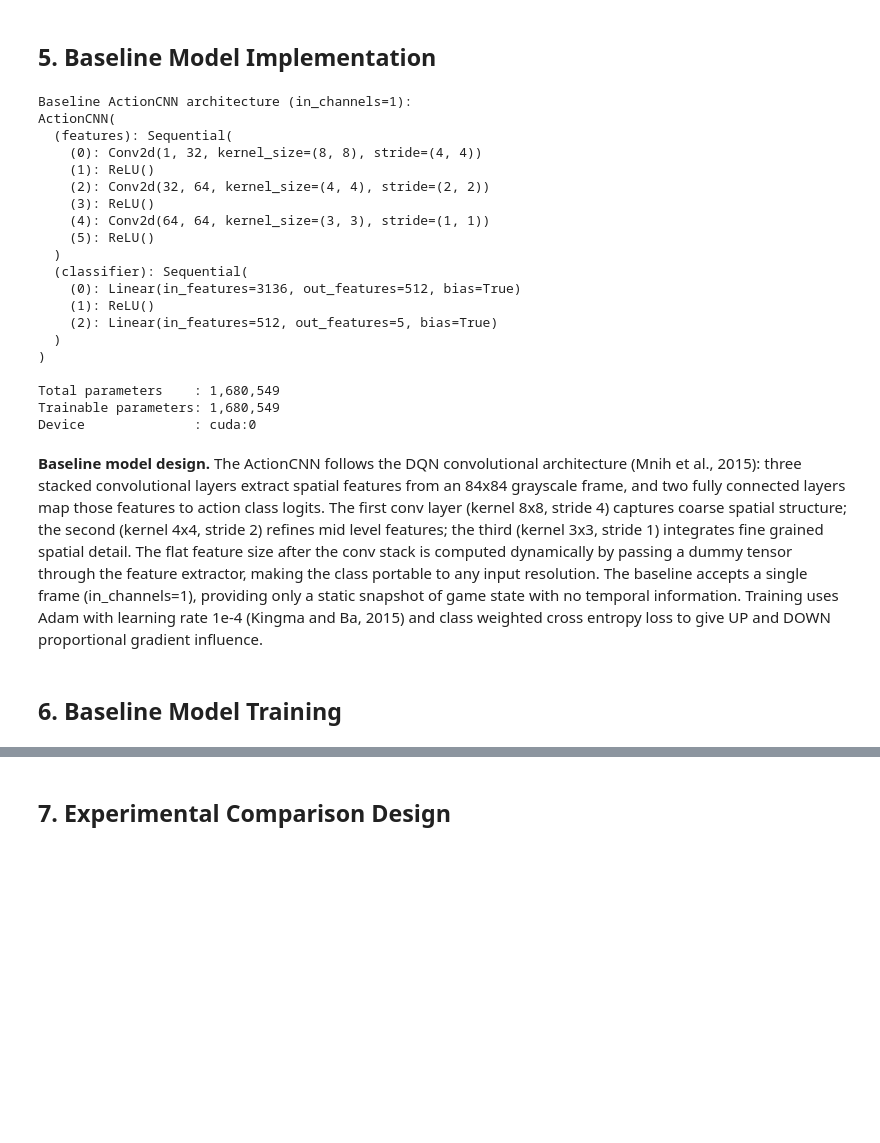
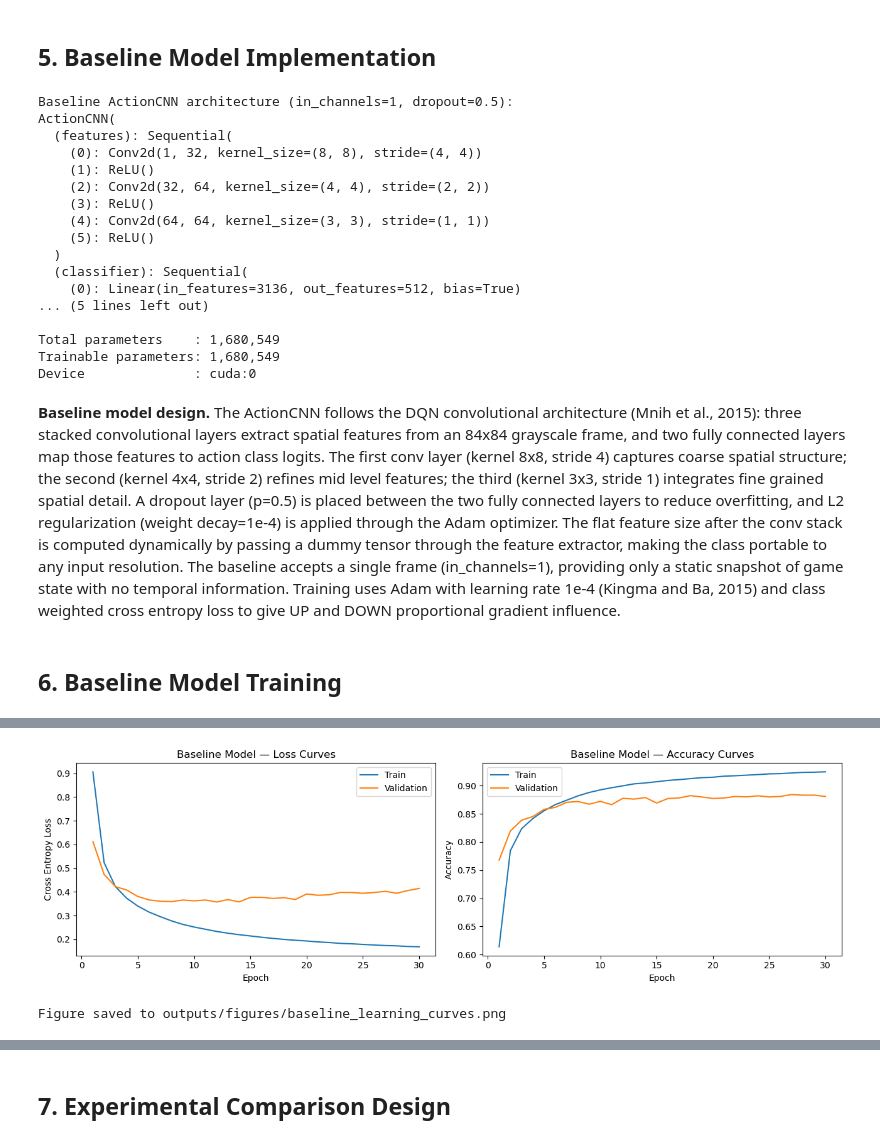
Before and after one commit to thebobmay/deep-learning-player-action-prediction, a Jupyter notebook: notebooks/deep_learning.ipynb, the cells around one changed output, grey strips where cells are left out. Drawn from its saved outputs; the diff is of its cells as text; code cells hidden in the pictures; blank space fills up the shorter version.

Commit message:
Add baseline model training with dropout and weight decay regularization (Section 6)

```diff
--- a/notebooks/deep_learning.ipynb
+++ b/notebooks/deep_learning.ipynb
@@ -420,11 +420,18 @@ Class distribution (full dataset):
 # %% [markdown]
 ## 5. Baseline Model Implementation
 # %%
-baseline_model = ActionCNN(in_channels=1, num_classes=N_ACTIONS, img_size=IMG_SIZE).to(DEVICE)
-baseline_optimizer = torch.optim.Adam(baseline_model.parameters(), lr=LR)
+import importlib, src.dl_utils as _dl
+importlib.reload(_dl)
+from src.dl_utils import ActionCNN
+
+DROPOUT      = 0.5
+WEIGHT_DECAY = 1e-4
+
+baseline_model = ActionCNN(in_channels=1, num_classes=N_ACTIONS, img_size=IMG_SIZE, dropout=DROPOUT).to(DEVICE)
+baseline_optimizer = torch.optim.Adam(baseline_model.parameters(), lr=LR, weight_decay=WEIGHT_DECAY)
 baseline_criterion = nn.CrossEntropyLoss(weight=weight_tensor)
 
-print('Baseline ActionCNN architecture (in_channels=1):')
+print('Baseline ActionCNN architecture (in_channels=1, dropout=0.5):')
 print(baseline_model)
 print()
 
@@ -434,7 +441,7 @@ print(f'Total parameters    : {total_params:,}')
 print(f'Trainable parameters: {trainable_params:,}')
 print(f'Device              : {next(baseline_model.parameters()).device}')
 # %% [output]
-Baseline ActionCNN architecture (in_channels=1):
+Baseline ActionCNN architecture (in_channels=1, dropout=0.5):
 ActionCNN(
   (features): Sequential(
     (0): Conv2d(1, 32, kernel_size=(8, 8), stride=(4, 4))
@@ -446,17 +453,67 @@ ActionCNN(
   )
   (classifier): Sequential(
     (0): Linear(in_features=3136, out_features=512, bias=True)
-    (1): ReLU()
-    (2): Linear(in_features=512, out_features=5, bias=True)
-  )
-)
+... (5 lines left out)
 
 Total parameters    : 1,680,549
 Trainable parameters: 1,680,549
 Device              : cuda:0
 # %% [markdown]
-**Baseline model design.** The ActionCNN follows the DQN convolutional architecture (Mnih et al., 2015): three stacked convolutional layers extract spatial features from an 84x84 grayscale frame, and two fully connected layers map those features to action class logits. The first conv layer (kernel 8x8, stride 4) captures coarse spatial structure; the second (kernel 4x4, stride 2) refines mid level features; the third (kernel 3x3, stride 1) integrates fine grained spatial detail. The flat feature size after the conv stack is computed dynamically by passing a dummy tensor through the feature extractor, making the class portable to any input resolution. The baseline accepts a single frame (in_channels=1), providing only a static snapshot of game state with no temporal information. Training uses Adam with learning rate 1e-4 (Kingma and Ba, 2015) and class weighted cross entropy loss to give UP and DOWN proportional gradient influence.
+**Baseline model design.** The ActionCNN follows the DQN convolutional architecture (Mnih et al., 2015): three stacked convolutional layers extract spatial features from an 84x84 grayscale frame, and two fully connected layers map those features to action class logits. The first conv layer (kernel 8x8, stride 4) captures coarse spatial structure; the second (kernel 4x4, stride 2) refines mid level features; the third (kernel 3x3, stride 1) integrates fine grained spatial detail. A dropout layer (p=0.5) is placed between the two fully connected layers to reduce overfitting, and L2 regularization (weight decay=1e-4) is applied through the Adam optimizer. The flat feature size after the conv stack is computed dynamically by passing a dummy tensor through the feature extractor, making the class portable to any input resolution. The baseline accepts a single frame (in_channels=1), providing only a static snapshot of game state with no temporal information. Training uses Adam with learning rate 1e-4 (Kingma and Ba, 2015) and class weighted cross entropy loss to give UP and DOWN proportional gradient influence.
 # %% [markdown]
 ## 6. Baseline Model Training
 # %%
-# placeholder — implemented in Section 6
+import time
+
+print(f'Training baseline model for {EPOCHS} epochs on {DEVICE}...')
+print()
+
+baseline_history = {'train_loss': [], 'train_acc': [], 'val_loss': [], 'val_acc': []}
+epoch_times = []
+train_start = time.time()
+
+for epoch in range(1, EPOCHS + 1):
+    epoch_start = time.time()
+    tr_loss, tr_acc = train_one_epoch(baseline_model, train_loader_base, baseline_optimizer, baseline_criterion, DEVICE)
+    vl_loss, vl_acc = eval_epoch(baseline_model, val_loader_base, baseline_criterion, DEVICE)
+    epoch_elapsed = time.time() - epoch_start
+    epoch_times.append(epoch_elapsed)
+    baseline_history['train_loss'].append(tr_loss)
+    baseline_history['train_acc'].append(tr_acc)
+    baseline_history['val_loss'].append(vl_loss)
+    baseline_history['val_acc'].append(vl_acc)
+    print(f'Epoch {epoch:>3}/{EPOCHS}  '
+          f'train loss={tr_loss:.4f}  acc={tr_acc:.4f}  |  '
+          f'val loss={vl_loss:.4f}  acc={vl_acc:.4f}  |  '
+          f'{epoch_elapsed:.1f}s')
+
+baseline_train_time = time.time() - train_start
+save_checkpoint(baseline_model, ARTIFACTS_DIR / 'baseline_model.pt')
+print()
+print(f'Total training time : {baseline_train_time:.1f}s ({baseline_train_time/60:.1f} min)')
+print(f'Avg time per epoch  : {sum(epoch_times)/len(epoch_times):.1f}s')
+print('Baseline model checkpoint saved.')
+
+# Learning curves
+fig, axes = plt.subplots(1, 2, figsize=(13, 4))
+epochs_x = range(1, EPOCHS + 1)
+
+axes[0].plot(epochs_x, baseline_history['train_loss'], label='Train')
+axes[0].plot(epochs_x, baseline_history['val_loss'],   label='Validation')
+axes[0].set_title('Baseline Model — Loss Curves')
+axes[0].set_xlabel('Epoch')
+axes[0].set_ylabel('Cross Entropy Loss')
+axes[0].legend()
+
+axes[1].plot(epochs_x, baseline_history['train_acc'], label='Train')
+axes[1].plot(epochs_x, baseline_history['val_acc'],   label='Validation')
+axes[1].set_title('Baseline Model — Accuracy Curves')
+axes[1].set_xlabel('Epoch')
+axes[1].set_ylabel('Accuracy')
+axes[1].legend()
+
+fig.tight_layout()
+fig.savefig(FIGURES_DIR / 'baseline_learning_curves.png', dpi=120, bbox_inches='tight')
+plt.show()
+print('Figure saved to outputs/figures/baseline_learning_curves.png')
+# %% [output]
@@ -462,0 +537,2 @@ Device              : cuda:0
+[figure, added]
+Figure saved to outputs/figures/baseline_learning_curves.png
```
Also changed, not shown: parts of 2 cells of this notebook, 3 other files.
